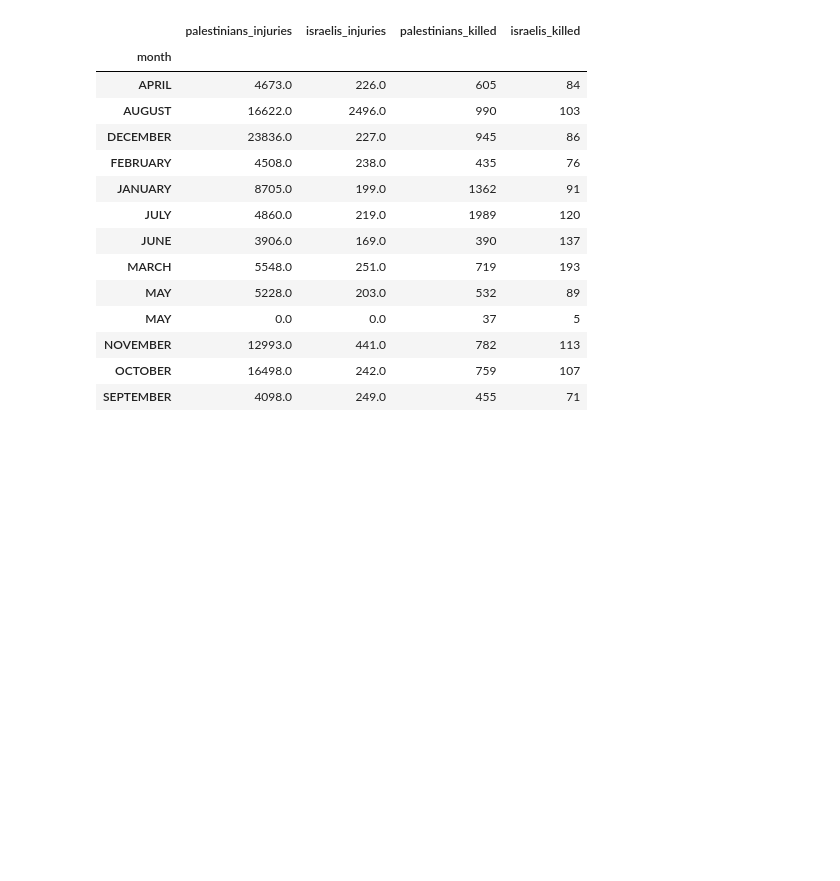
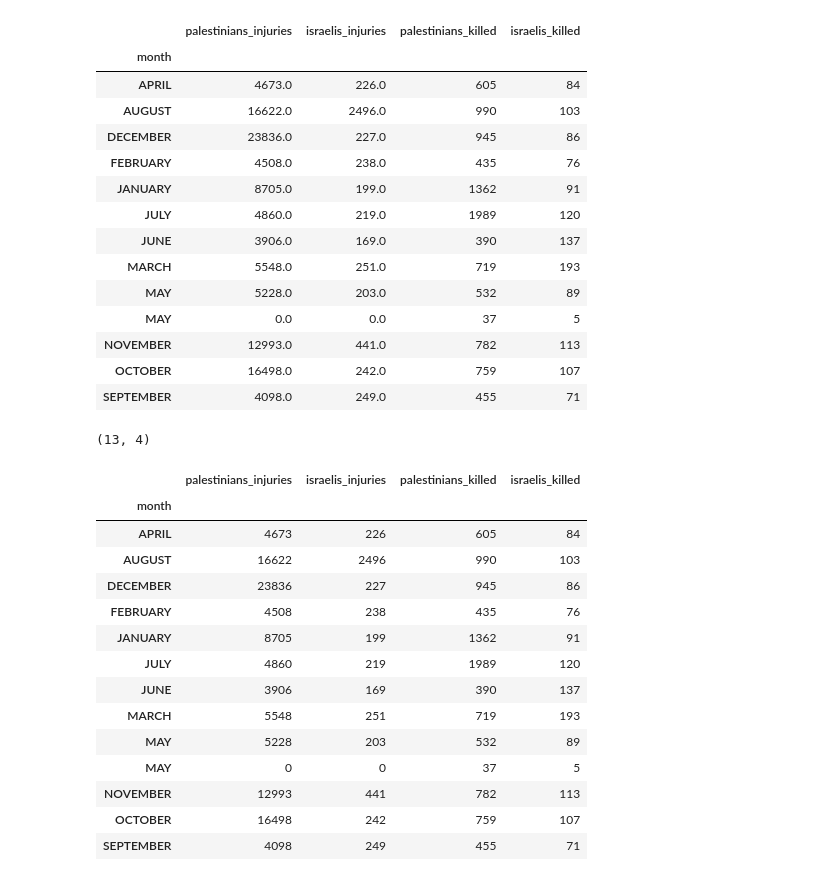
Before and after one commit to henriquecarvalho-maker/Conflito-israelo-palestino, a Jupyter notebook: análise_dos_mortos_e_feridos_no_conflito_entre_palestinos_e_israelitas.ipynb, the cells around one changed output. Saved outputs shown, nothing was run; the diff lists cells and outputs as text; code cells hidden in the pictures; blank space fills up the shorter version.

```diff
--- a/análise_dos_mortos_e_feridos_no_conflito_entre_palestinos_e_israelitas.ipynb
+++ b/análise_dos_mortos_e_feridos_no_conflito_entre_palestinos_e_israelitas.ipynb
@@ -259,3 +261,28 @@ data_mes
 | NOVEMBER | 12993.0 | 441.0 | 782 | 113 |
 | OCTOBER | 16498.0 | 242.0 | 759 | 107 |
 | SEPTEMBER | 4098.0 | 249.0 | 455 | 71 |
+# %%
+data_mes.shape
+# %% [output]
+(13, 4)
+# %%
+data_mes['palestinians_injuries'] = data_mes['palestinians_injuries'].astype('int64')
+data_mes['israelis_injuries'] = data_mes['israelis_injuries'].astype('int64')
+# %%
+data_mes
+# %% [output]
+|  | palestinians_injuries | israelis_injuries | palestinians_killed | israelis_killed |
+| month |  |  |  |  |
+| APRIL | 4673 | 226 | 605 | 84 |
+| AUGUST | 16622 | 2496 | 990 | 103 |
+| DECEMBER | 23836 | 227 | 945 | 86 |
+| FEBRUARY | 4508 | 238 | 435 | 76 |
+| JANUARY | 8705 | 199 | 1362 | 91 |
+| JULY | 4860 | 219 | 1989 | 120 |
+| JUNE | 3906 | 169 | 390 | 137 |
+| MARCH | 5548 | 251 | 719 | 193 |
+| MAY | 5228 | 203 | 532 | 89 |
+| MAY | 0 | 0 | 37 | 5 |
+| NOVEMBER | 12993 | 441 | 782 | 113 |
+| OCTOBER | 16498 | 242 | 759 | 107 |
+| SEPTEMBER | 4098 | 249 | 455 | 71 |
```
Also changed, not shown: parts of 8 cells of this notebook.
